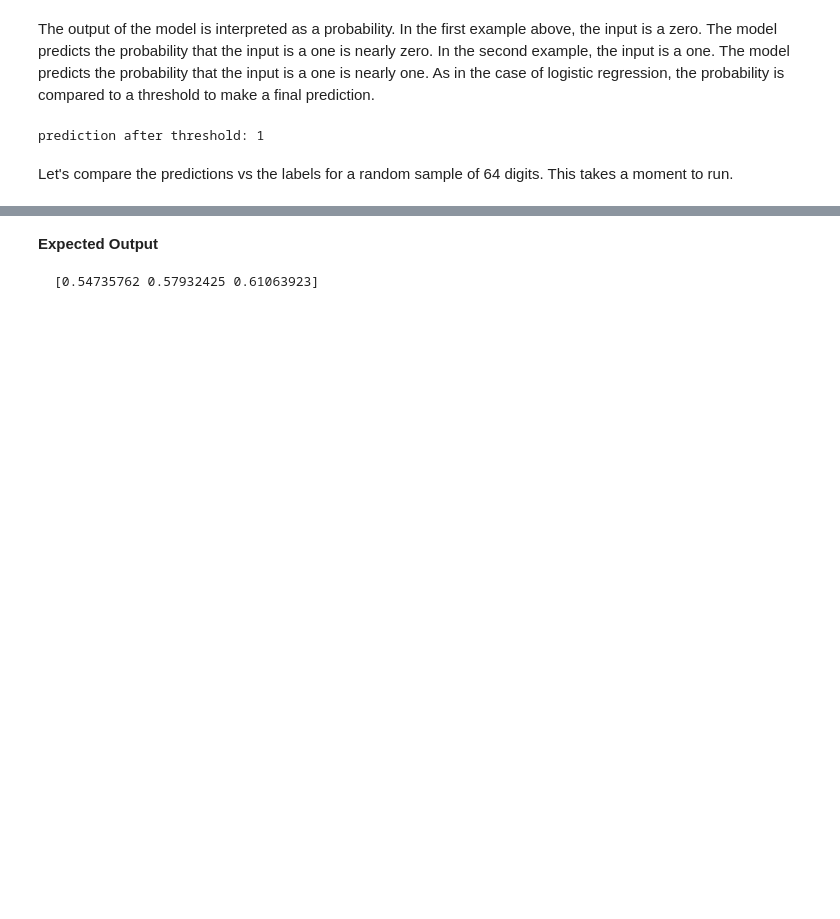
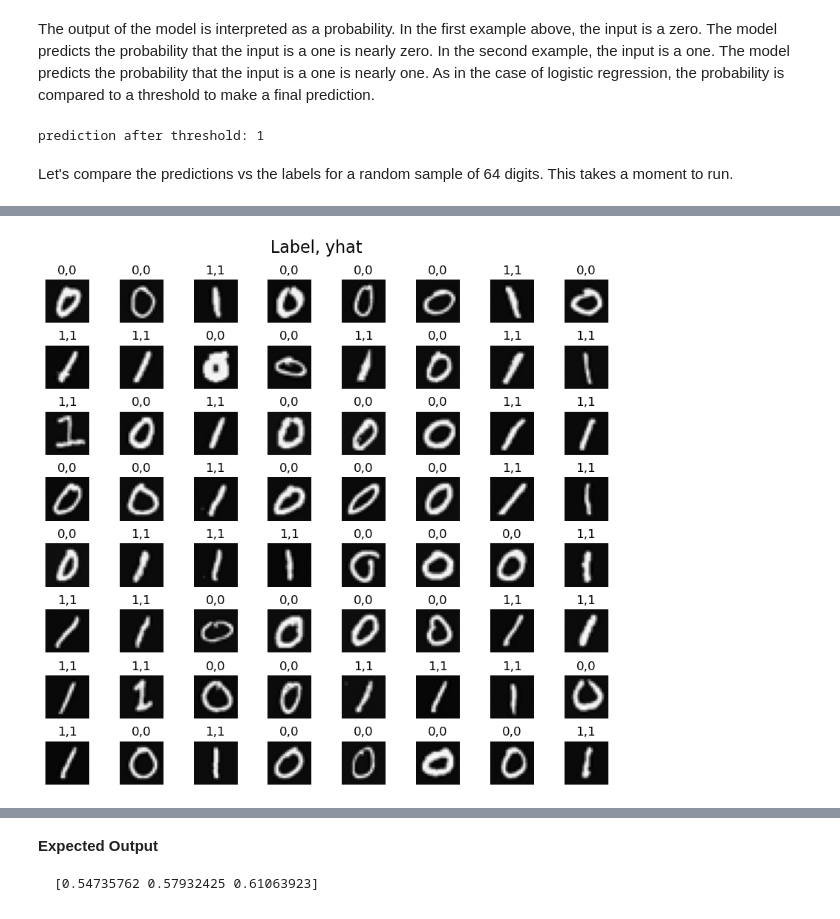
Before and after one commit to Nahid-ahmdv/ML-Specialization-Andrew-Ng, a Jupyter notebook: Course2/Week1/assignment/C2_W1_Assignment.ipynb, the cells around one changed output, grey strips where cells are left out. Saved outputs shown, nothing was run; the diff lists cells and outputs as text; code cells hidden in the pictures; blank space fills up the shorter version.

```diff
--- a/Course2/Week1/assignment/C2_W1_Assignment.ipynb
+++ b/Course2/Week1/assignment/C2_W1_Assignment.ipynb
@@ -660,0 +725,56 @@ plt.show()
+# %%
+import warnings
+warnings.simplefilter(action='ignore', category=FutureWarning)
+# You do not need to modify anything in this cell
+
+m, n = X.shape #(1000, 400)
+
+fig, axes = plt.subplots(8,8, figsize=(8,8))
+fig.tight_layout(pad=0.1,rect=[0, 0.03, 1, 0.92]) #[left, bottom, right, top]
+'''
+plt.subplots(8, 8, figsize=(8, 8))
+Creates a grid of subplots: 8 rows × 8 columns = 64 subplots.
+fig is the overall Figure object.
+axes is a 2D NumPy array of the individual Axes (i.e., the 64 small plots).
+figsize=(8, 8) sets the size of the figure in inches: 8 inches wide by 8 inches tall.
+
+🔹 fig.tight_layout(...)
+Adjusts spacing between subplots automatically to reduce overlaps and improve layout.
+
+Arguments:
+pad=0.1:
+Minimum padding between subplots in inches. Very tight spacing.
+
+rect=[0, 0.03, 1, 0.92]:
+This limits the layout to only a portion of the figure.
+
+Format: [left, bottom, right, top] in relative figure coordinates (0.0 to 1.0).
+So the layout is confined to:
+From the left edge (0) to the right edge (1)
+From just above the bottom (0.03) to slightly below the top (0.92)
+This is useful when you want to leave space at the top (e.g., for a fig.suptitle()).
+'''
+for i,ax in enumerate(axes.flat):
+    # Select random indices
+    random_index = np.random.randint(m)
+
+    # Select rows corresponding to the random indices and
+    # reshape the image
+    X_random_reshaped = X[random_index].reshape((20,20)).T
+
+    # Display the image
+    ax.imshow(X_random_reshaped, cmap='gray')
+
+    # Predict using the Neural Network
+    prediction = model.predict(X[random_index].reshape(1,400))
+    if prediction >= 0.5:
+        yhat = 1
+    else:
+        yhat = 0
+
+    # Display the label above the image
+    ax.set_title(f"{y[random_index,0]},{yhat}")
+    ax.set_axis_off()
+fig.suptitle("Label, yhat", fontsize=16)
+plt.show()
+# %% [output]
@@ -660,0 +798 @@ plt.show()
+[figure, added]
```
Also changed, not shown: parts of 54 cells of this notebook, 4 other files.
